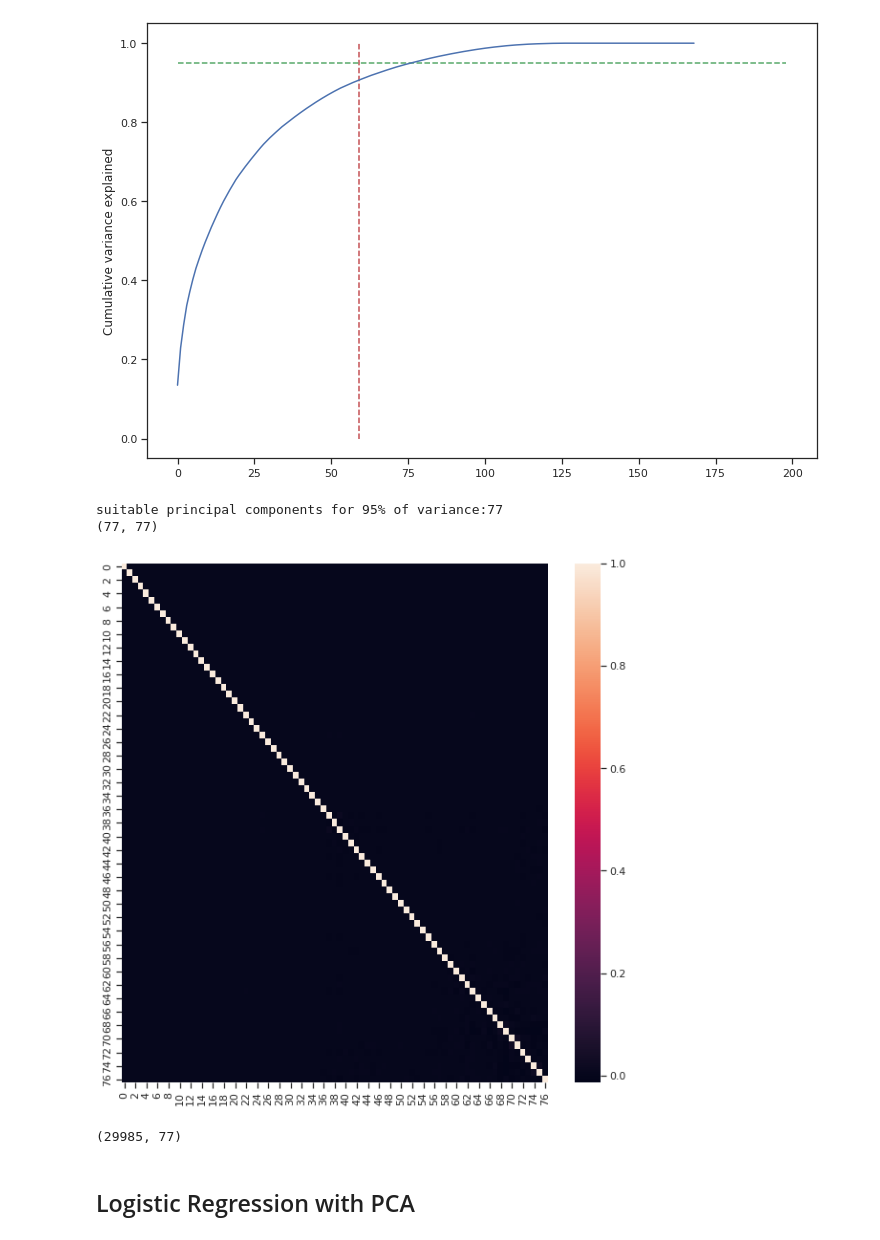
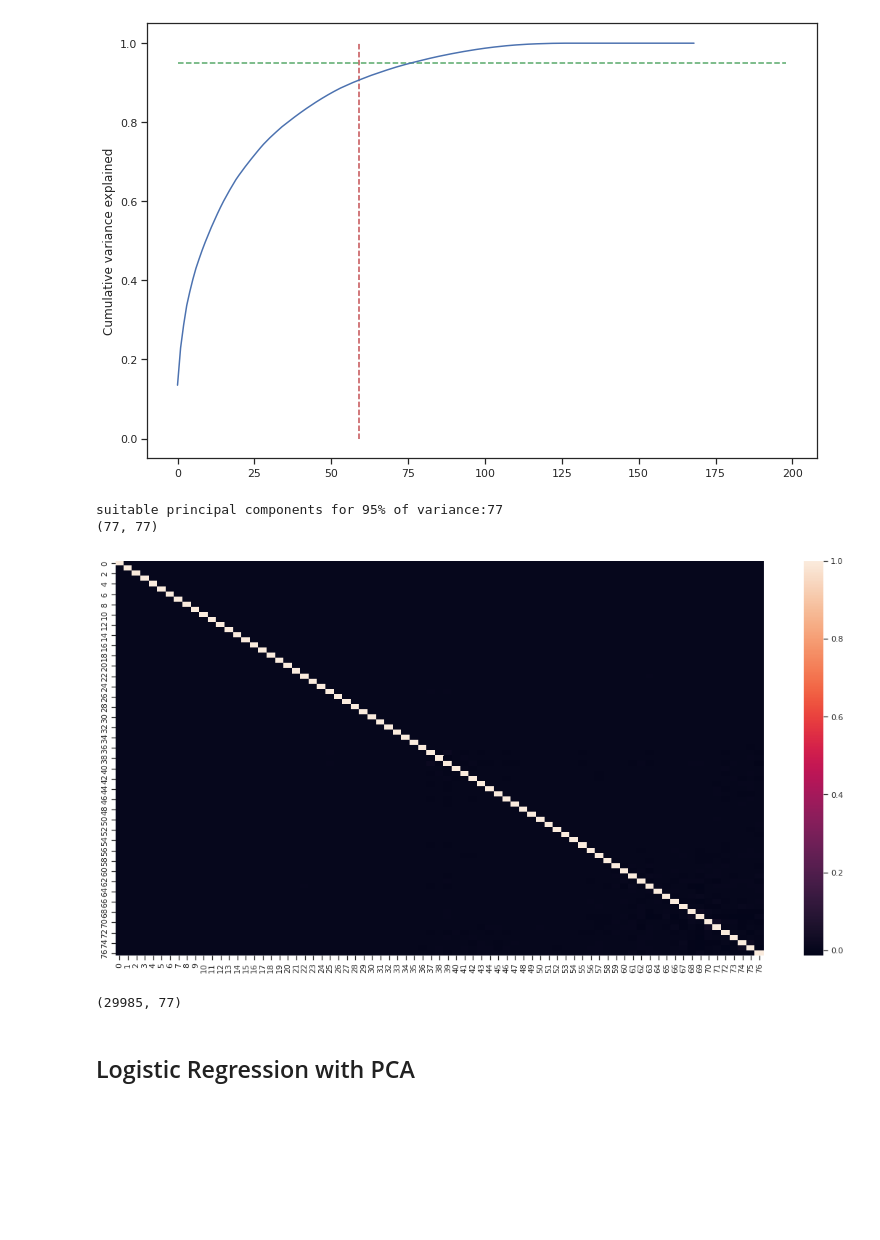
Before and after one commit to spdsp04/TelecomChrunCasestudy, a Jupyter notebook: Telecom_Chrun.ipynb, the cells around one changed output. Cells and saved outputs as stored; diff of their text form; code cells hidden in the pictures; blank space fills up the shorter version.

```diff
--- a/Telecom_Chrun.ipynb
+++ b/Telecom_Chrun.ipynb
@@ -630,34 +630,34 @@ plt.show()
 # %%
 # By providing variance value we can also get the suitable principal components.
 pca_demo = PCA(0.95,random_state=40)
 X_train_pca1 = pca_demo.fit_transform(X_train)
 print(f"suitable principal components for 95% of variance:{X_train_pca1.shape[1]}")
 
 # Initialize PCA
 from sklearn.decomposition import IncrementalPCA
 pca_final = IncrementalPCA(n_components=77)
 
 # Fit and transform
 X_train_pca = pca_final.fit_transform(X_train)
 
 # Finding correlation coefficient
 corrmat = np.corrcoef(X_train_pca.transpose())
 
 # Finding the shape
 print(corrmat.shape)
 
 # Plotting heatmap
-plt.figure(figsize = (10, 10))
+plt.figure(figsize = (20, 10))
 sns.heatmap(corrmat)
 plt.show()
 
 # Transform pca for test dataset
 X_test_pca = pca_final.transform(X_test)
 X_test_pca.shape
 # %% [output]
 suitable principal components for 95% of variance:77
 (77, 77)
-[figure, old version]
+[figure, new version]
 (29985, 77)
 # %% [markdown]
 ## Logistic Regression with PCA
```
Also changed, not shown: parts of 33 cells of this notebook.
